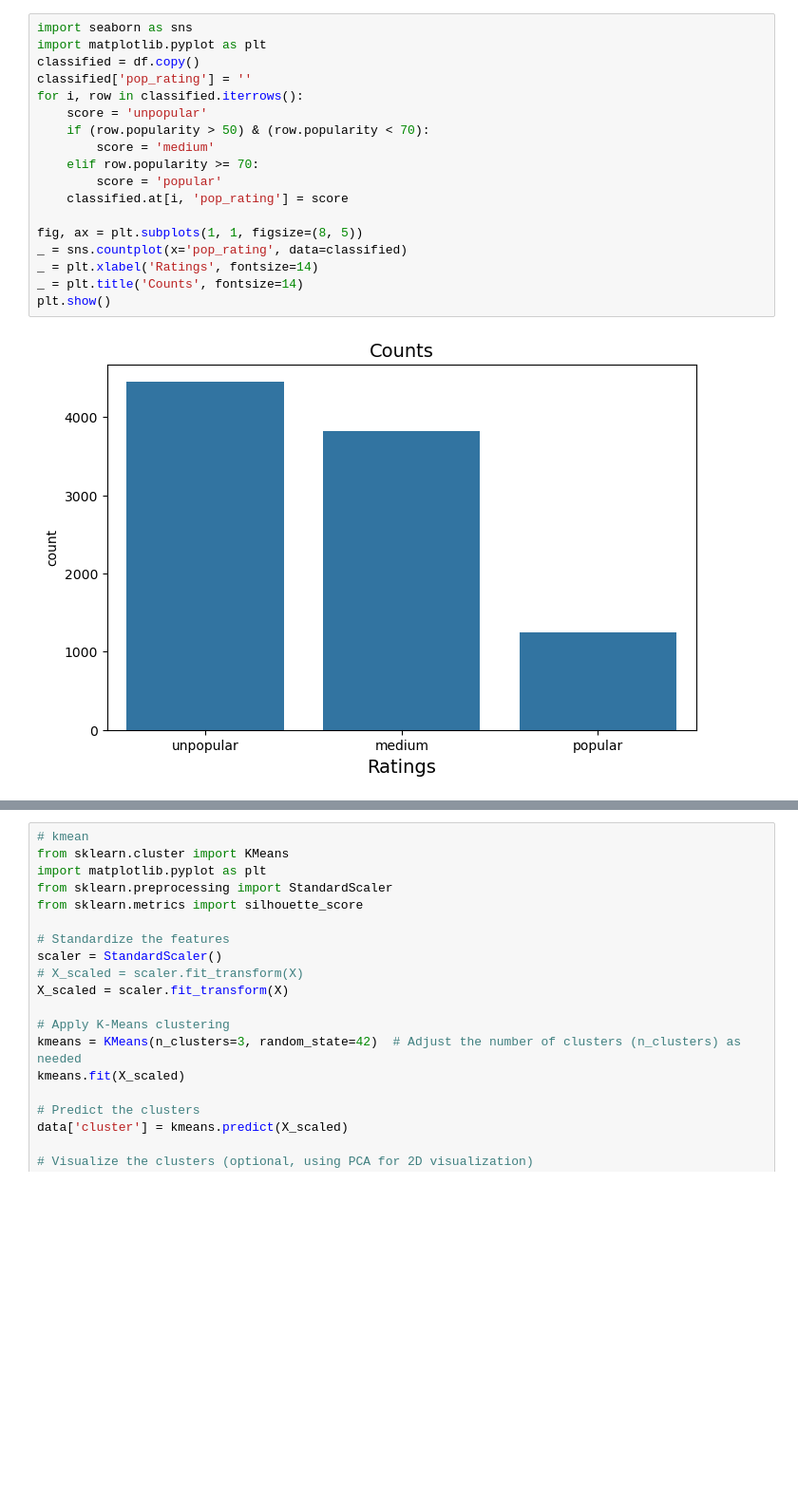
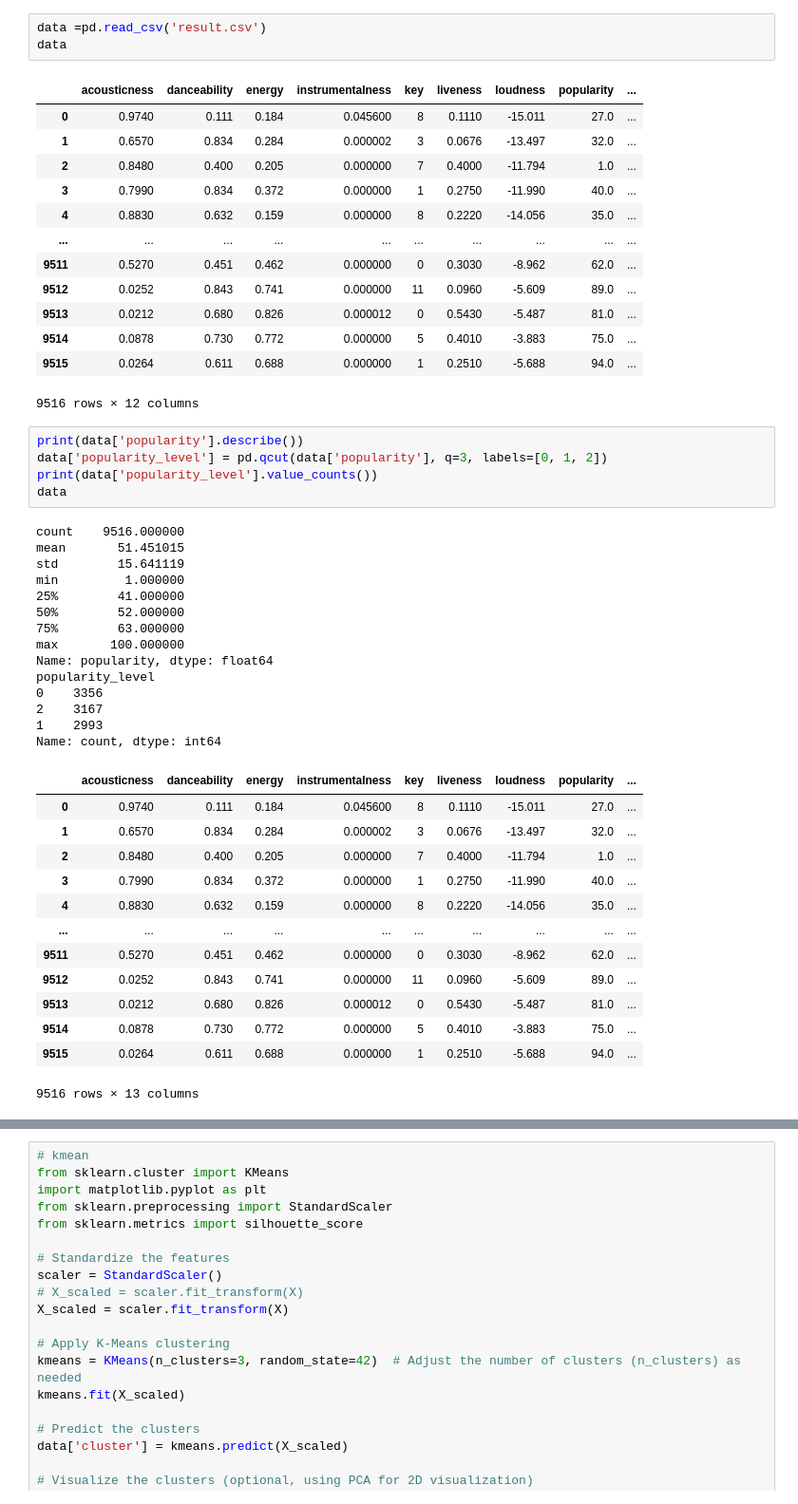
Before and after one commit to alexq1an/Song-Popularity-Analysis, a Jupyter notebook: project_ipynb/DataAnalysis.ipynb, the cells around one changed output, grey strips where cells are left out. Shown: that part at 95% size. Drawn from its saved outputs; the diff is of its cells as text; blank space fills up the shorter version.

Commit message:
Reorganize and fix certain data issues

```diff
--- a/project_ipynb/DataAnalysis.ipynb
+++ b/project_ipynb/DataAnalysis.ipynb
@@ -105,21 +3,51 @@ Name: popularity, dtype: float64
-# %%
-import seaborn as sns
-import matplotlib.pyplot as plt
-classified = df.copy()
-classified['pop_rating'] = ''
-for i, row in classified.iterrows():
-    score = 'unpopular'
-    if (row.popularity > 50) & (row.popularity < 70):
-        score = 'medium'
-    elif row.popularity >= 70:
-        score = 'popular'
-    classified.at[i, 'pop_rating'] = score
-
-fig, ax = plt.subplots(1, 1, figsize=(8, 5))
-_ = sns.countplot(x='pop_rating', data=classified)
-_ = plt.xlabel('Ratings', fontsize=14)
-_ = plt.title('Counts', fontsize=14)
-plt.show()
-# %% [output]
-[figure, removed]
+# %%
+data =pd.read_csv('result.csv')
+data
+# %% [output]
+|  | acousticness | danceability | energy | instrumentalness | key | liveness | loudness | popularity | ... |
+| 0 | 0.9740 | 0.111 | 0.184 | 0.045600 | 8 | 0.1110 | -15.011 | 27.0 | ... |
+| 1 | 0.6570 | 0.834 | 0.284 | 0.000002 | 3 | 0.0676 | -13.497 | 32.0 | ... |
+| 2 | 0.8480 | 0.400 | 0.205 | 0.000000 | 7 | 0.4000 | -11.794 | 1.0 | ... |
+| 3 | 0.7990 | 0.834 | 0.372 | 0.000000 | 1 | 0.2750 | -11.990 | 40.0 | ... |
+| 4 | 0.8830 | 0.632 | 0.159 | 0.000000 | 8 | 0.2220 | -14.056 | 35.0 | ... |
+| ... | ... | ... | ... | ... | ... | ... | ... | ... | ... |
+| 9511 | 0.5270 | 0.451 | 0.462 | 0.000000 | 0 | 0.3030 | -8.962 | 62.0 | ... |
+| 9512 | 0.0252 | 0.843 | 0.741 | 0.000000 | 11 | 0.0960 | -5.609 | 89.0 | ... |
+| 9513 | 0.0212 | 0.680 | 0.826 | 0.000012 | 0 | 0.5430 | -5.487 | 81.0 | ... |
+| 9514 | 0.0878 | 0.730 | 0.772 | 0.000000 | 5 | 0.4010 | -3.883 | 75.0 | ... |
+| 9515 | 0.0264 | 0.611 | 0.688 | 0.000000 | 1 | 0.2510 | -5.688 | 94.0 | ... |
+9516 rows × 12 columns
+# %%
+print(data['popularity'].describe())
+data['popularity_level'] = pd.qcut(data['popularity'], q=3, labels=[0, 1, 2])
+print(data['popularity_level'].value_counts())
+data
+# %% [output]
+count    9516.000000
+mean       51.451015
+std        15.641119
+min         1.000000
+25%        41.000000
+50%        52.000000
+75%        63.000000
+max       100.000000
+Name: popularity, dtype: float64
+popularity_level
+0    3356
+2    3167
+1    2993
+Name: count, dtype: int64
+|  | acousticness | danceability | energy | instrumentalness | key | liveness | loudness | popularity | ... |
+| 0 | 0.9740 | 0.111 | 0.184 | 0.045600 | 8 | 0.1110 | -15.011 | 27.0 | ... |
+| 1 | 0.6570 | 0.834 | 0.284 | 0.000002 | 3 | 0.0676 | -13.497 | 32.0 | ... |
+| 2 | 0.8480 | 0.400 | 0.205 | 0.000000 | 7 | 0.4000 | -11.794 | 1.0 | ... |
+| 3 | 0.7990 | 0.834 | 0.372 | 0.000000 | 1 | 0.2750 | -11.990 | 40.0 | ... |
+| 4 | 0.8830 | 0.632 | 0.159 | 0.000000 | 8 | 0.2220 | -14.056 | 35.0 | ... |
+| ... | ... | ... | ... | ... | ... | ... | ... | ... | ... |
+| 9511 | 0.5270 | 0.451 | 0.462 | 0.000000 | 0 | 0.3030 | -8.962 | 62.0 | ... |
+| 9512 | 0.0252 | 0.843 | 0.741 | 0.000000 | 11 | 0.0960 | -5.609 | 89.0 | ... |
+| 9513 | 0.0212 | 0.680 | 0.826 | 0.000012 | 0 | 0.5430 | -5.487 | 81.0 | ... |
+| 9514 | 0.0878 | 0.730 | 0.772 | 0.000000 | 5 | 0.4010 | -3.883 | 75.0 | ... |
+| 9515 | 0.0264 | 0.611 | 0.688 | 0.000000 | 1 | 0.2510 | -5.688 | 94.0 | ... |
+9516 rows × 13 columns
 # %%
```
Also changed, not shown: parts of 15 cells of this notebook, 2 other files.
